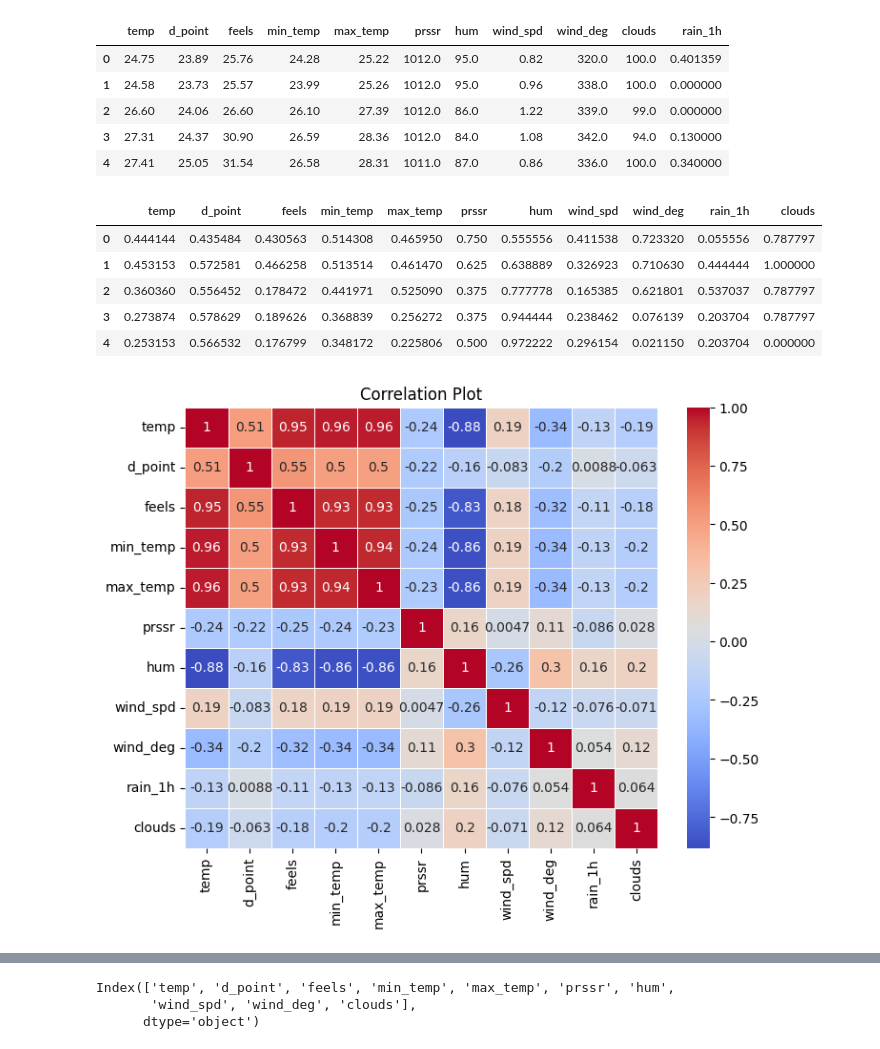
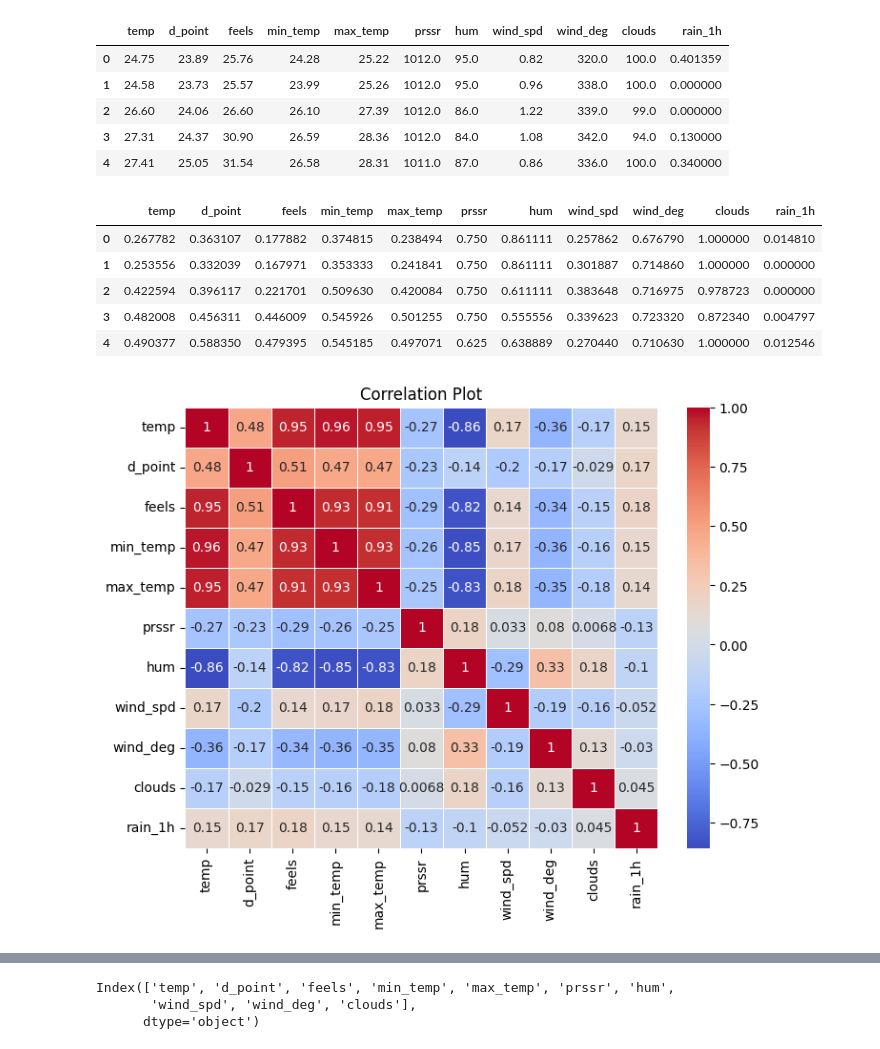
Before and after one commit to aymanrafif/rainforecasting_dq, a Jupyter notebook: basic_rf_model.ipynb, the cells around one changed output, grey strips where cells are left out. Drawn from its saved outputs; the diff is of its cells as text; code cells hidden in the pictures.

```diff
--- a/basic_rf_model.ipynb
+++ b/basic_rf_model.ipynb
@@ -52,27 +47,27 @@ train_final = train_fm.dropna()
 from sklearn.preprocessing import RobustScaler, MinMaxScaler
 
 scaler = MinMaxScaler(feature_range=(0,1))
-train_scaled = scaler.fit_transform(train_mean_filterd)
-scaled_df = pd.DataFrame(train_scaled, columns=train_final.columns)
+train_scaled = scaler.fit_transform(train_fm)
+scaled_df = pd.DataFrame(train_scaled, columns=train_fm.columns)
 scaled_df.head()
 # %% [output]
-|  | temp | d_point | feels | min_temp | max_temp | prssr | hum | wind_spd | wind_deg | rain_1h | clouds |
-| 0 | 0.444144 | 0.435484 | 0.430563 | 0.514308 | 0.465950 | 0.750 | 0.555556 | 0.411538 | 0.723320 | 0.055556 | 0.787797 |
-| 1 | 0.453153 | 0.572581 | 0.466258 | 0.513514 | 0.461470 | 0.625 | 0.638889 | 0.326923 | 0.710630 | 0.444444 | 1.000000 |
-| 2 | 0.360360 | 0.556452 | 0.178472 | 0.441971 | 0.525090 | 0.375 | 0.777778 | 0.165385 | 0.621801 | 0.537037 | 0.787797 |
-| 3 | 0.273874 | 0.578629 | 0.189626 | 0.368839 | 0.256272 | 0.375 | 0.944444 | 0.238462 | 0.076139 | 0.203704 | 0.787797 |
-| 4 | 0.253153 | 0.566532 | 0.176799 | 0.348172 | 0.225806 | 0.500 | 0.972222 | 0.296154 | 0.021150 | 0.203704 | 0.000000 |
+|  | temp | d_point | feels | min_temp | max_temp | prssr | hum | wind_spd | wind_deg | clouds | rain_1h |
+| 0 | 0.267782 | 0.363107 | 0.177882 | 0.374815 | 0.238494 | 0.750 | 0.861111 | 0.257862 | 0.676790 | 1.000000 | 0.014810 |
+| 1 | 0.253556 | 0.332039 | 0.167971 | 0.353333 | 0.241841 | 0.750 | 0.861111 | 0.301887 | 0.714860 | 1.000000 | 0.000000 |
+| 2 | 0.422594 | 0.396117 | 0.221701 | 0.509630 | 0.420084 | 0.750 | 0.611111 | 0.383648 | 0.716975 | 0.978723 | 0.000000 |
+| 3 | 0.482008 | 0.456311 | 0.446009 | 0.545926 | 0.501255 | 0.750 | 0.555556 | 0.339623 | 0.723320 | 0.872340 | 0.004797 |
+| 4 | 0.490377 | 0.588350 | 0.479395 | 0.545185 | 0.497071 | 0.625 | 0.638889 | 0.270440 | 0.710630 | 1.000000 | 0.012546 |
 # %%
 # Calculate the correlation matrix
-correlation_matrix = scaled_df.corr()
+correlation_matrix = train_fm.corr()
 
 # Create a heatmap using Seaborn
 plt.figure(figsize=(8, 6))
 sns.heatmap(correlation_matrix, annot=True, cmap='coolwarm', linewidths=0.5)
 plt.title('Correlation Plot')
 plt.show()
 # %% [output]
-[figure, old version]
+[figure, new version]
 # %%
 def plotDistribution(dataset, feature_name):
     plt.rcParams['figure.figsize'] = (15, 5)
```
Also changed, not shown: parts of 22 cells of this notebook, 4 other files.
